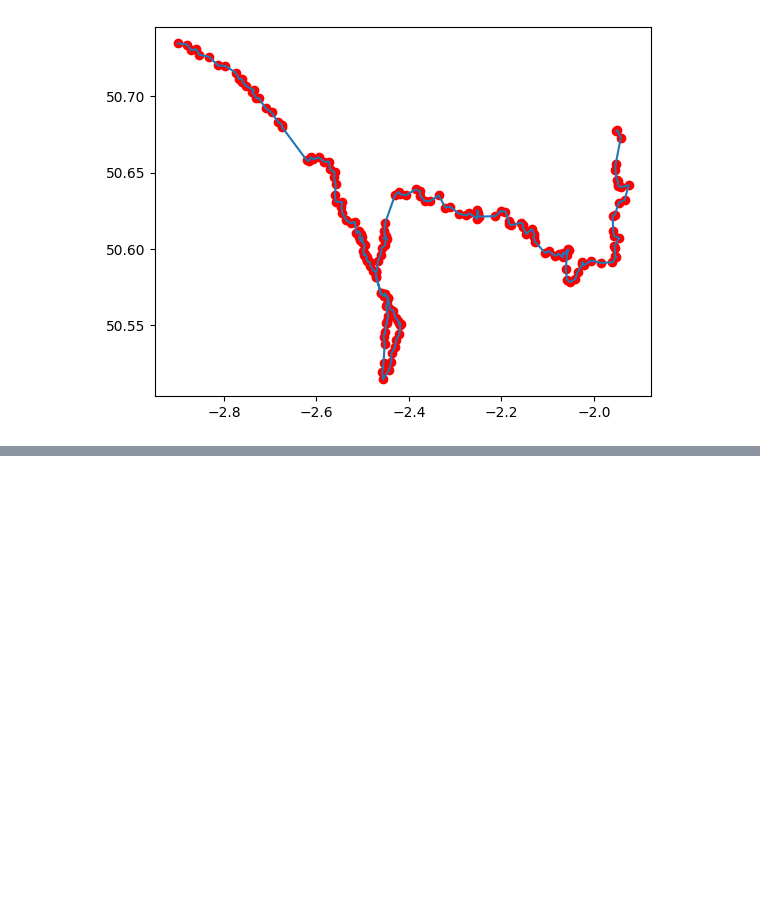
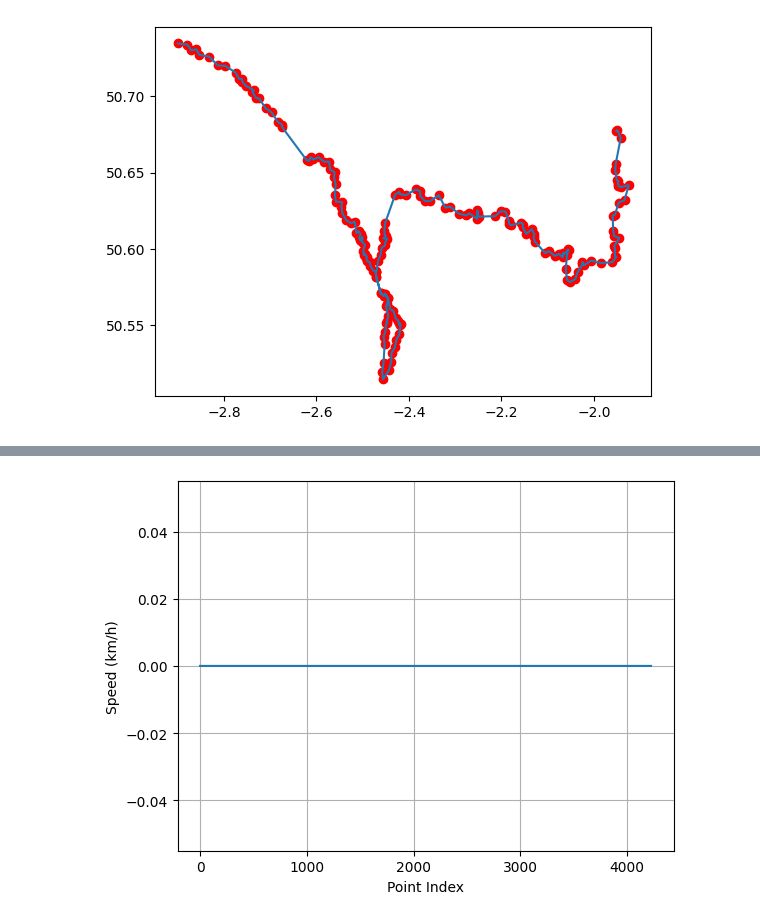
Before and after one commit to bryaanabraham/Wandering_Guardian, a Jupyter notebook: GPS_preprocessing/GPS_Data_Preprocessing.ipynb, the cells around one changed output, grey strips where cells are left out. Drawn from its saved outputs; the diff is of its cells as text; code cells hidden in the pictures; blank space fills up the shorter version.

```diff
--- a/GPS_preprocessing/GPS_Data_Preprocessing.ipynb
+++ b/GPS_preprocessing/GPS_Data_Preprocessing.ipynb
@@ -73,0 +131,14 @@ plt.plot(simple_coords[:,0], simple_coords[:,1]);
+# %%
+#speed is constant in this data set so this is irrelevant
+segment.points[0].speed, segment.points[-1].speed = 0., 0.
+gpx_file.add_missing_speeds()
+speed = np.array([p.speed * 3.6 if p.speed is not None else 0.0 for p in segment.points])
+import matplotlib.pyplot as plt
+
+plt.plot(speed)
+plt.xlabel('Point Index')
+plt.ylabel('Speed (km/h)')
+plt.grid(True)
+plt.show()
+# %% [output]
+[figure, added]
```
Also changed, not shown: parts of 5 cells of this notebook.
